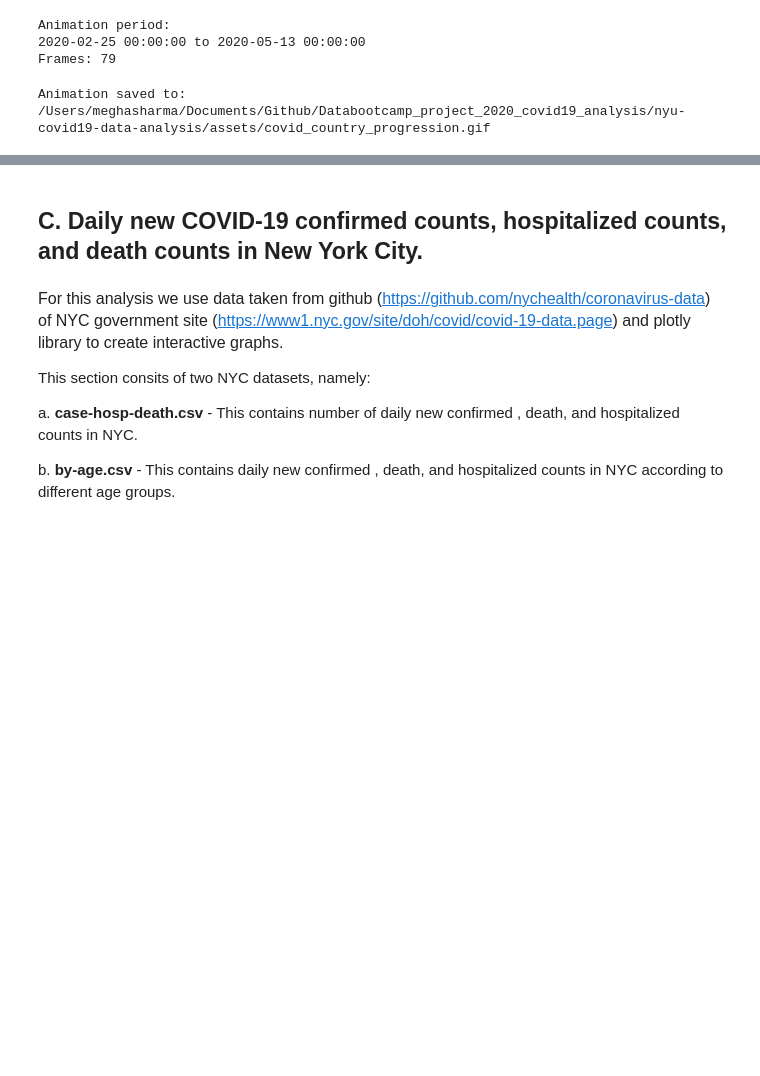
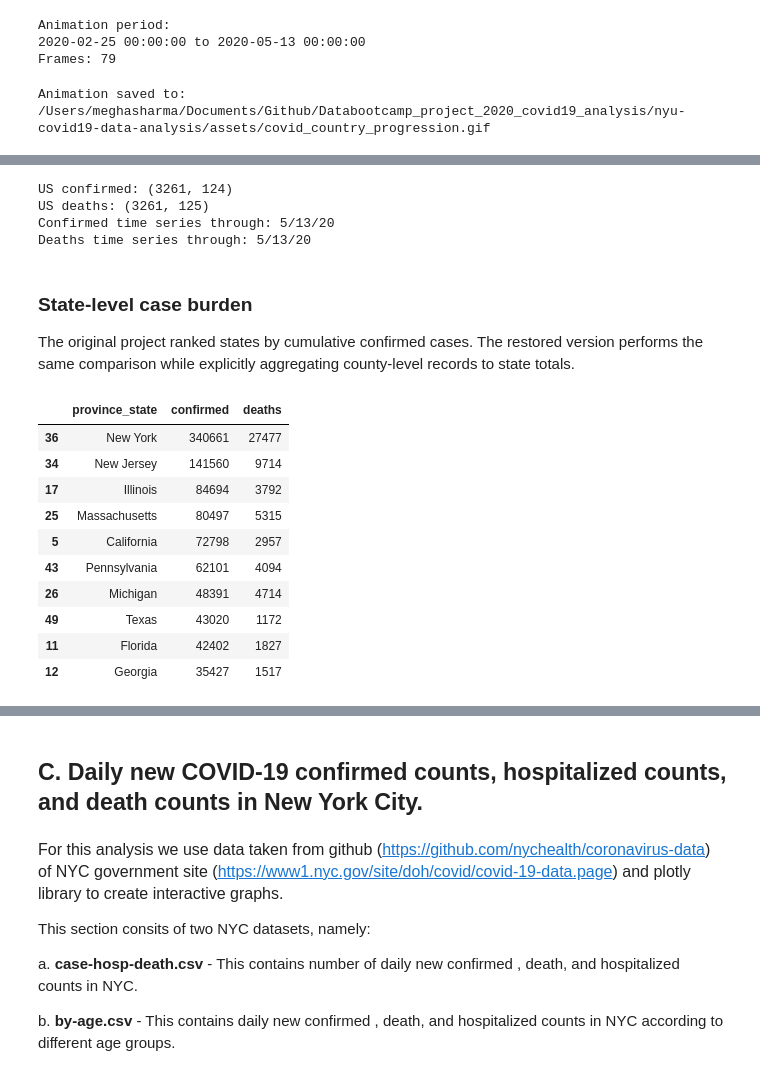
Before and after one commit to 19meghas/nyu-covid19-data-analysis, a Jupyter notebook: notebooks/01_restored_covid19_analysis.ipynb, the cells around one changed output, grey strips where cells are left out. Cells and saved outputs as stored; diff of their text form; code cells hidden in the pictures; blank space fills up the shorter version.

```diff
--- a/notebooks/01_restored_covid19_analysis.ipynb
+++ b/notebooks/01_restored_covid19_analysis.ipynb
@@ -1063,0 +911,77 @@ fig.show()
+# %%
+CoV_US_Confirmed = pd.read_csv(
+    JHU_DATA_DIR / "time_series_covid19_confirmed_US.csv"
+)
+
+CoV_US_deaths = pd.read_csv(
+    JHU_DATA_DIR / "time_series_covid19_deaths_US.csv"
+)
+
+print("US confirmed:", CoV_US_Confirmed.shape)
+print("US deaths:", CoV_US_deaths.shape)
+print("Confirmed time series through:", CoV_US_Confirmed.columns[-1])
+print("Deaths time series through:", CoV_US_deaths.columns[-1])
+# %% [output]
+US confirmed: (3261, 124)
+US deaths: (3261, 125)
+Confirmed time series through: 5/13/20
+Deaths time series through: 5/13/20
+# %% [markdown]
+### State-level case burden
+
+The original project ranked states by cumulative confirmed cases. The restored
+version performs the same comparison while explicitly aggregating county-level
+records to state totals.
+# %%
+# Standardize column names
+CoV_US_Confirmed.columns = CoV_US_Confirmed.columns.str.lower()
+CoV_US_deaths.columns = CoV_US_deaths.columns.str.lower()
+
+CoV_US_Confirmed = CoV_US_Confirmed.rename(
+    columns={"long_": "long"}
+)
+
+CoV_US_deaths = CoV_US_deaths.rename(
+    columns={"long_": "long"}
+)
+
+us_snapshot_date = "5/13/20"
+
+state_confirmed = (
+    CoV_US_Confirmed
+    .groupby("province_state", as_index=False)[us_snapshot_date]
+    .sum()
+    .rename(columns={us_snapshot_date: "confirmed"})
+)
+
+state_deaths = (
+    CoV_US_deaths
+    .groupby("province_state", as_index=False)[us_snapshot_date]
+    .sum()
+    .rename(columns={us_snapshot_date: "deaths"})
+)
+
+state_summary = (
+    state_confirmed
+    .merge(
+        state_deaths,
+        on="province_state",
+        how="left",
+        validate="one_to_one",
+    )
+    .sort_values("confirmed", ascending=False)
+)
+
+state_summary.head(10)
+# %% [output]
+|  | province_state | confirmed | deaths |
+| 36 | New York | 340661 | 27477 |
+| 34 | New Jersey | 141560 | 9714 |
+| 17 | Illinois | 84694 | 3792 |
+| 25 | Massachusetts | 80497 | 5315 |
+| 5 | California | 72798 | 2957 |
+| 43 | Pennsylvania | 62101 | 4094 |
+| 26 | Michigan | 48391 | 4714 |
+| 49 | Texas | 43020 | 1172 |
+| 11 | Florida | 42402 | 1827 |
+| 12 | Georgia | 35427 | 1517 |
```
Also changed, not shown: parts of 61 cells of this notebook.
